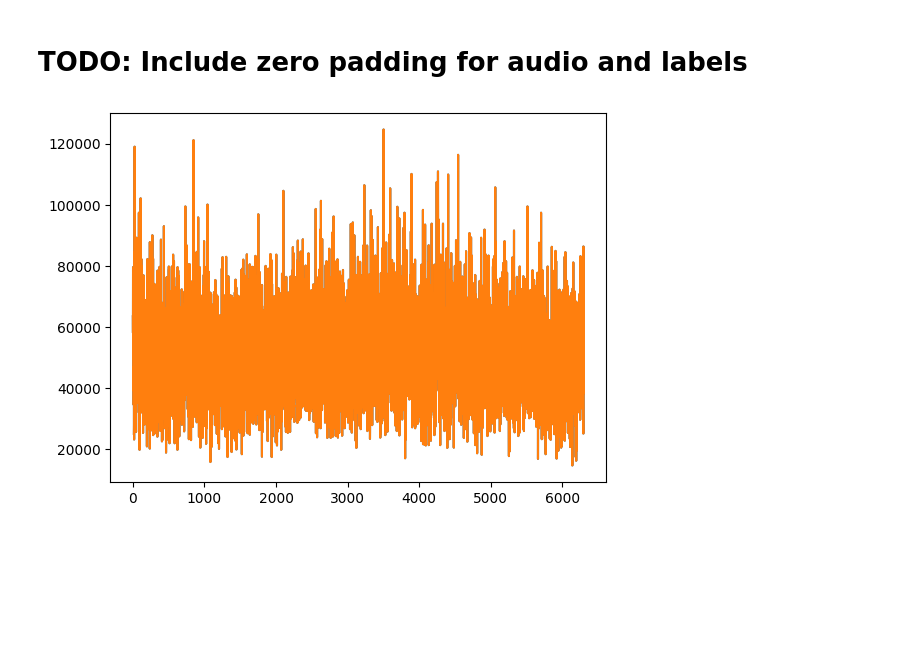
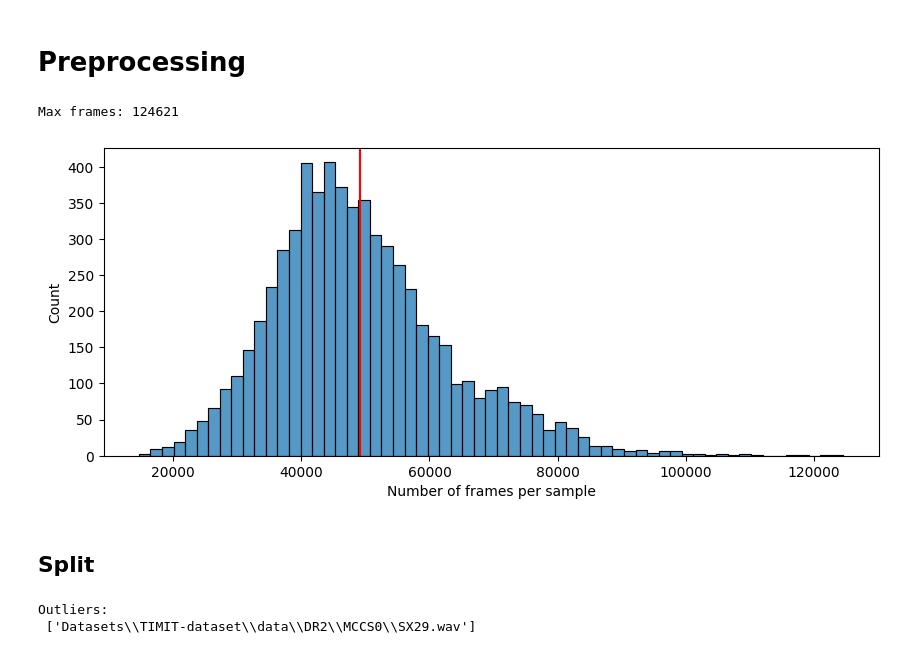
Before and after one commit to syalabi-seet/HoloMora, a Jupyter notebook: TIMIT-preprocess.ipynb, the cells around one changed output. Saved outputs shown, nothing was run; the diff lists cells and outputs as text; code cells hidden in the pictures; blank space fills up the shorter version.

```diff
--- a/TIMIT-preprocess.ipynb
+++ b/TIMIT-preprocess.ipynb
@@ -5,6 +3,7 @@ import os
 import glob
 import json
 import subprocess
+import soundfile as sf
 
 import pandas as pd
 import numpy as np
@@ -12,6 +11,7 @@ import librosa
 import scipy.io.wavfile
 from tqdm.notebook import tqdm
 import matplotlib.pyplot as plt
+import seaborn as sns
 from collections import Counter
 from functools import partial
 
@@ -22,4 +22,4 @@ import tensorflow_io as tfio
 
 os.environ["CUDA_VISIBLE_DEVICES"] = '0'
 
-main_dir = "Datasets\TIMIT-dataset\data"
+main_dir = r"Datasets\TIMIT-dataset\data"
@@ -49,12 +26,56 @@ main_dir = "Datasets\TIMIT-dataset\data"
-# %% [markdown]
-# TODO: Include zero padding for audio and labels
-# %%
-frames = []
-for sample in glob.glob("Datasets\TIMIT-dataset\data/*/*/*.wav"):
-    y, sr = librosa.load(sample, sr=16000)
-    frames.append(len(y))
-# %%
-plt.plot(frames)
-plt.show()
-# %% [output]
-[figure, removed]
+# %% [markdown]
+# Preprocessing
+# %%
+wav_paths = [path for path in glob.glob(main_dir + "/*/*/*.wav")
+    if not (path.endswith("_1.wav") or path.endswith("_2.wav"))]
+frames = [len(librosa.load(wav_path, sr=16000)[0]) for wav_path in tqdm(wav_paths)]
+print("Max frames:", np.max(frames))
+
+plt.figure(figsize=(10,4))
+sns.histplot(data=frames)
+plt.axvline(x=np.mean(frames), color='red')
+plt.xlabel("Number of frames per sample")
+plt.show()
+# %% [output]
+Max frames: 124621
+[figure, added]
+# %% [markdown]
+## Split
+# %%
+cutoff_limit = 70000
+outlier, split_files, frames = [], [], []
+for wav_path in tqdm(wav_paths):
+    y = librosa.load(wav_path, sr=16000)[0]
+    n_frames = len(y)
+    frames.append(n_frames)
+    if n_frames >= cutoff_limit:
+        phn_path = wav_path.replace("wav", "phn")
+        lines = open(phn_path, "r").readlines()
+        end = np.array([int(line.split()[1]) for line in lines])
+        try:
+            idx = np.where(end < n_frames//2)[0][-1]
+            lines_1 = lines[:idx]
+            lines_2 = lines[idx:]
+            factor = int(lines_2[0].split()[0])
+            for i, line in enumerate(lines_2):
+                start, end, phoneme = line.split()
+                start = int(start) - factor
+                end = int(end) - factor
+                line = " ".join([str(start), str(end), phoneme + "\n"])
+                lines_2[i] = line
+            f1_path = os.path.splitext(phn_path)[0] + "_1.phn"
+            f2_path = os.path.splitext(phn_path)[0] + "_2.phn"
+            for path, lines in zip([f1_path, f2_path], [lines_1, lines_2]):
+                with open(path, "w") as f:
+                    f.writelines(lines)
+            sf.write(f1_path.replace("phn", "wav"), y[:factor], 16000)
+            sf.write(f2_path.replace("phn", "wav"), y[factor:], 16000)
+            split_files.append(wav_path)
+        except:
+            outlier.append(wav_path)
+            pass
+
+print("Outliers:\n", outlier)
+# %% [output]
+Outliers:
+ ['Datasets\\TIMIT-dataset\\data\\DR2\\MCCS0\\SX29.wav']
```
Also changed, not shown: parts of 14 cells of this notebook, 1 other file.
